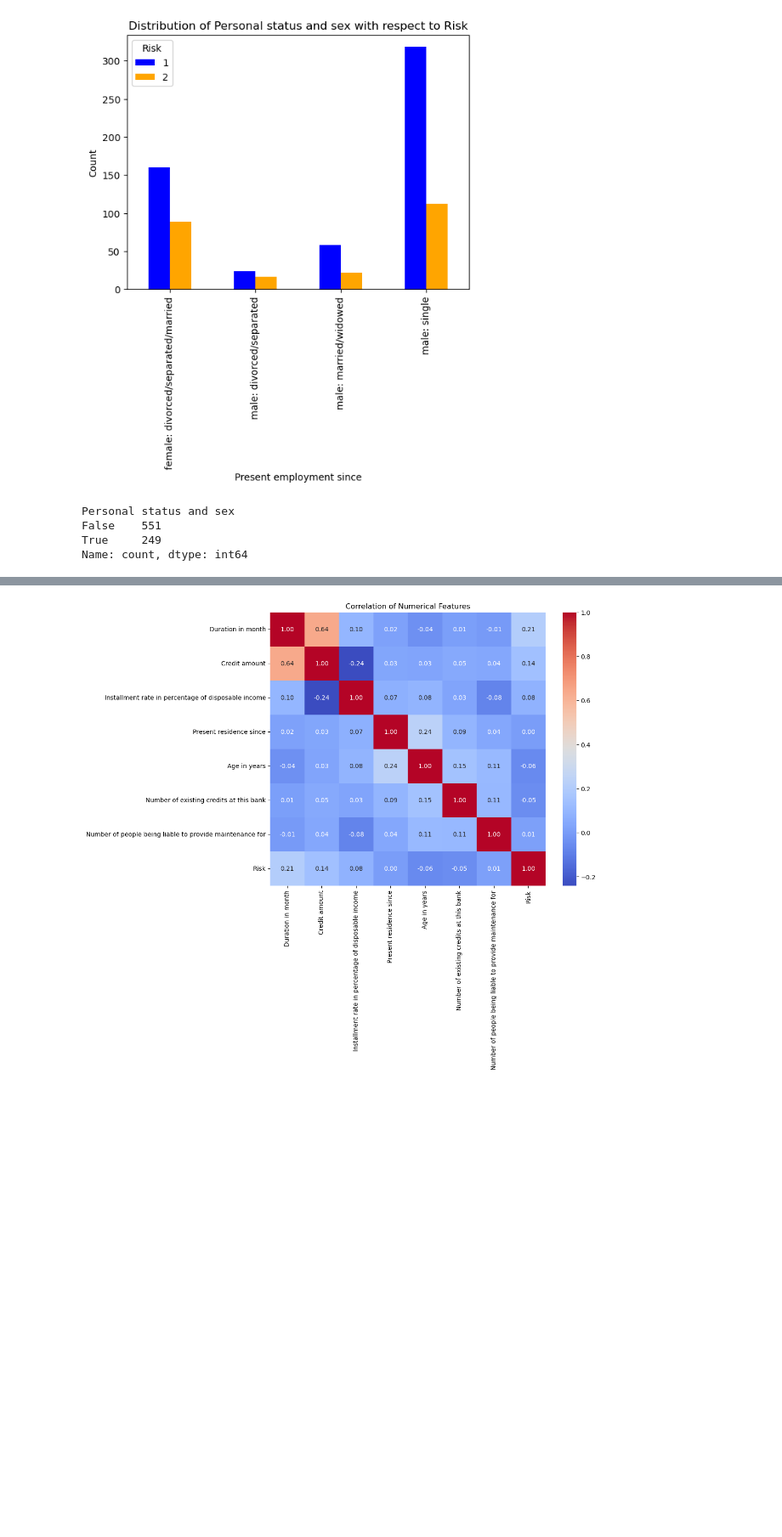
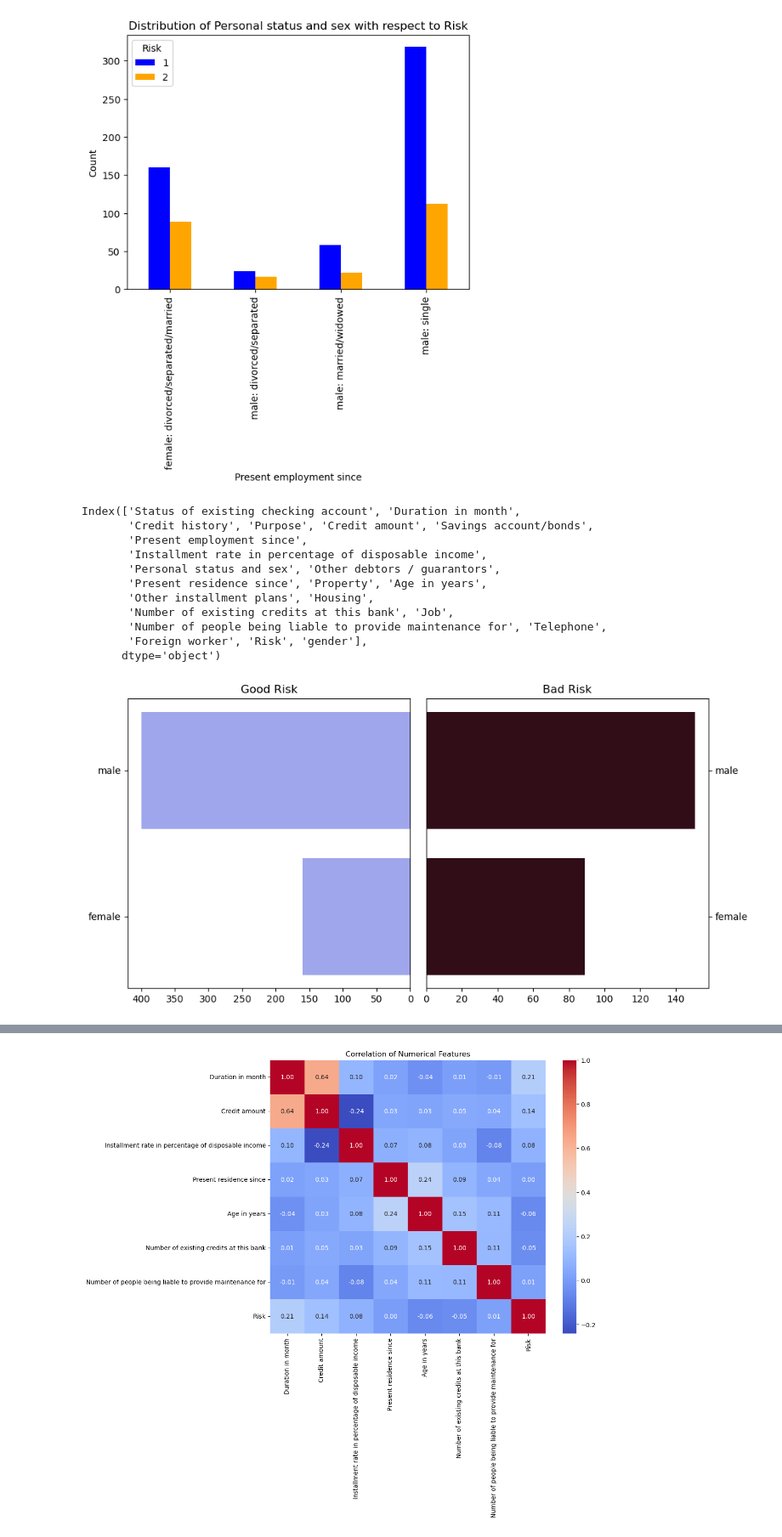
Before and after one commit to mwisechacha/Credit-Risk-Modelling, a Jupyter notebook: credit_risk.ipynb, the cells around one changed output, grey strips where cells are left out. Shown: that part at 85% size. Drawn from its saved outputs; the diff is of its cells as text; code cells hidden in the pictures; blank space fills up the shorter version.

```diff
--- a/credit_risk.ipynb
+++ b/credit_risk.ipynb
@@ -494,12 +496,17 @@ plt.show()
 # %% [output]
 [figure]
 # %%
-# create a new feature for personal status as female and male
-credit_visualization["Personal status"] = credit_visualization["Personal status and sex"].apply(
-	lambda x: "female" if "female" in x else "male"
-)
+credit_visualization["gender"] = credit_visualization["Personal status and sex"]
+credit_visualization.columns
 # %% [output]
-Personal status and sex
-False    551
-True     249
-Name: count, dtype: int64
+Index(['Status of existing checking account', 'Duration in month',
+       'Credit history', 'Purpose', 'Credit amount', 'Savings account/bonds',
+       'Present employment since',
+       'Installment rate in percentage of disposable income',
+       'Personal status and sex', 'Other debtors / guarantors',
+       'Present residence since', 'Property', 'Age in years',
+       'Other installment plans', 'Housing',
+       'Number of existing credits at this bank', 'Job',
+       'Number of people being liable to provide maintenance for', 'Telephone',
+       'Foreign worker', 'Risk', 'gender'],
+      dtype='object')
@@ -508,3 +513,33 @@ fig, (ax1, ax2) = plt.subplots(figsize=(10, 5))
+# %%
+credit_visualization["gender"] = credit_visualization["gender"].replace({
+    "male: divorced/separated": "male",
+    "female: divorced/separated/married": "female",
+    "male: single": "male",
+    "male: married/widowed": "male",
+    "female: single": "female"
+})
+
+good_risk_df = credit_visualization[credit_visualization["Risk"] == 1]
+bad_risk_df = credit_visualization[credit_visualization["Risk"] == 2]
+
+fig, (ax1, ax2) = plt.subplots(nrows=1, ncols=2, figsize=(10, 5))
+attr_good_risk_df = good_risk_df[["gender", "Risk"]].groupby("gender").count()
+attr_bad_risk_df = bad_risk_df[["gender", "Risk"]].groupby("gender").count()
+
+ax1.barh(attr_good_risk_df["Risk"].index.tolist(), attr_good_risk_df["Risk"].tolist(), align='center', color="#a0a6eb")
+ax2.barh(attr_bad_risk_df["Risk"].index.tolist(), attr_bad_risk_df["Risk"].tolist(), align='center', color="#300d17")
+
+ax1.set_title("Good Risk")
+ax2.set_title("Bad Risk")
+ax1.invert_xaxis()
+ax2.yaxis.tick_right()
+
+# ax1.text(0.5, 0.5, "Good Risk", ha='center', va='center', transform=ax1.transAxes)
+# ax2.text(0.5, 0.5, "Bad Risk", ha='center', va='center', transform=ax2.transAxes)
+plt.tight_layout()
+plt.show()
+# %% [output]
+[figure, added]
 # %%
 # renaming the rest on the instances in each feature
 credit_visualization["Other debtors / guarantors"] = credit_visualization["Other debtors / guarantors"].replace({
```
Also changed, not shown: parts of 2 cells of this notebook.
